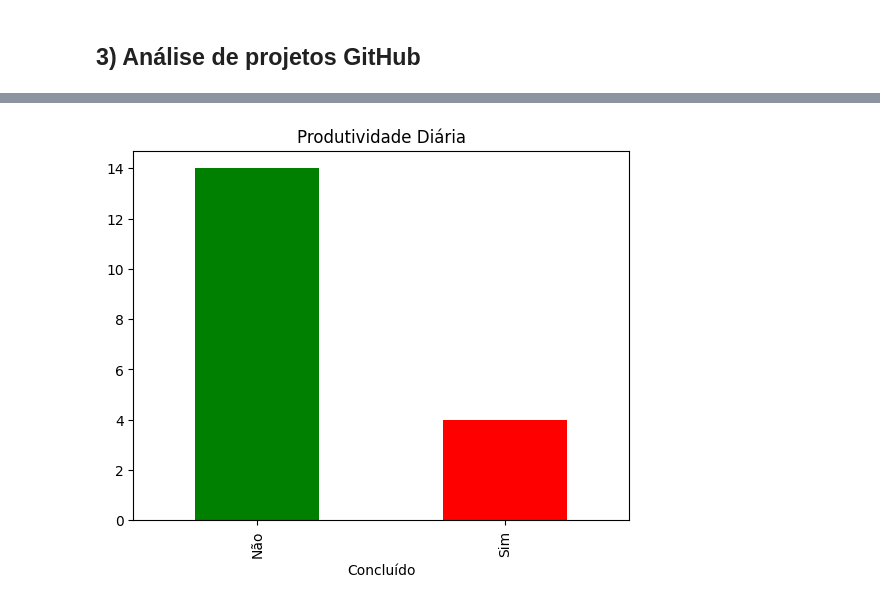
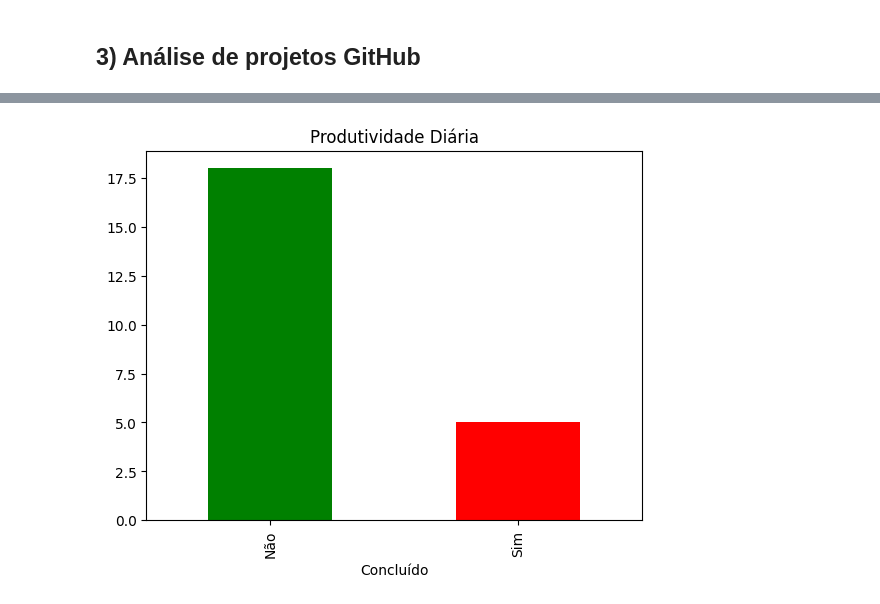
Before and after one commit to PedroVic12/Pikachu-Flask-Server, a Jupyter notebook: batcaverna/batcaverna-project/scripts/RelatorioProjetosGithub.ipynb, the cells around one changed output, grey strips where cells are left out. Cells and saved outputs as stored; diff of their text form; code cells hidden in the pictures.

```diff
--- a/batcaverna/batcaverna-project/scripts/RelatorioProjetosGithub.ipynb
+++ b/batcaverna/batcaverna-project/scripts/RelatorioProjetosGithub.ipynb
@@ -349,18 +368,18 @@ GERANDO GRÁFICO DE SÉRIE TEMPORAL
 # %%
 import pandas as pd
 import matplotlib.pyplot as plt
 
 # Ler o arquivo
 df = pd.read_excel(
-    "/home/pedrov12/Documentos/GitHub/Pikachu-Flask-Server/batcaverna/planilhas/Tarefas_PLC_ONS_10_02_2026.xlsx"
+    "/home/pedrov12/Documentos/GitHub/Pikachu-Flask-Server/batcaverna/planilhas/Tarefas_PLC_ONS (13-02-26).xlsx"
 )
 
 # Contar Status
 status_counts = df["Concluído"].value_counts()
 
 # Plotar
 status_counts.plot(kind="bar", color=["green", "red"])
 plt.title("Produtividade Diária")
 plt.show()
 # %% [output]
-[figure, old version]
+[figure, new version]
```
Also changed, not shown: parts of 1 cell of this notebook, 3 other files.
